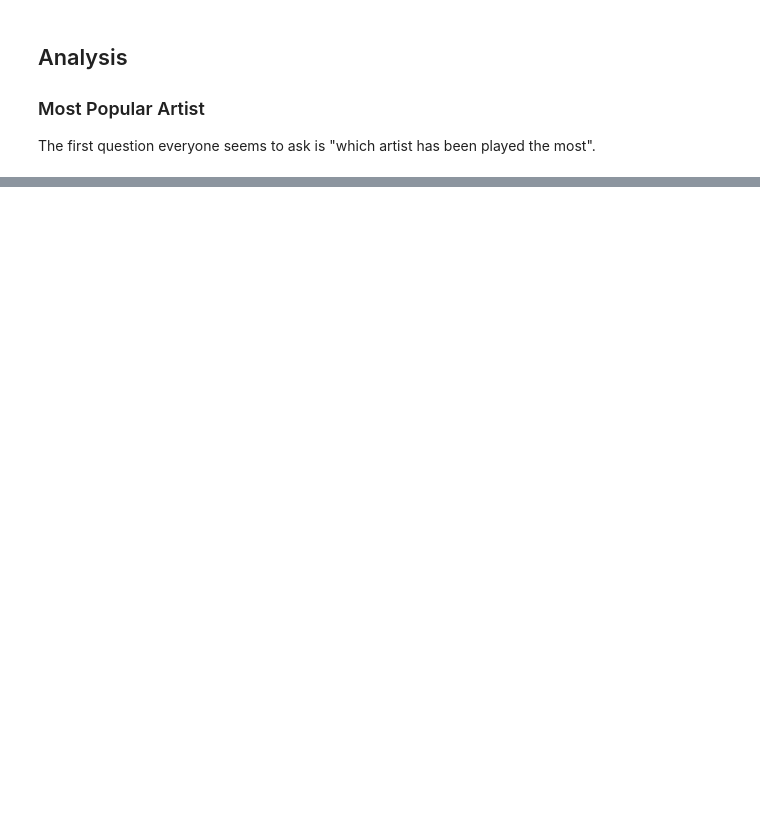
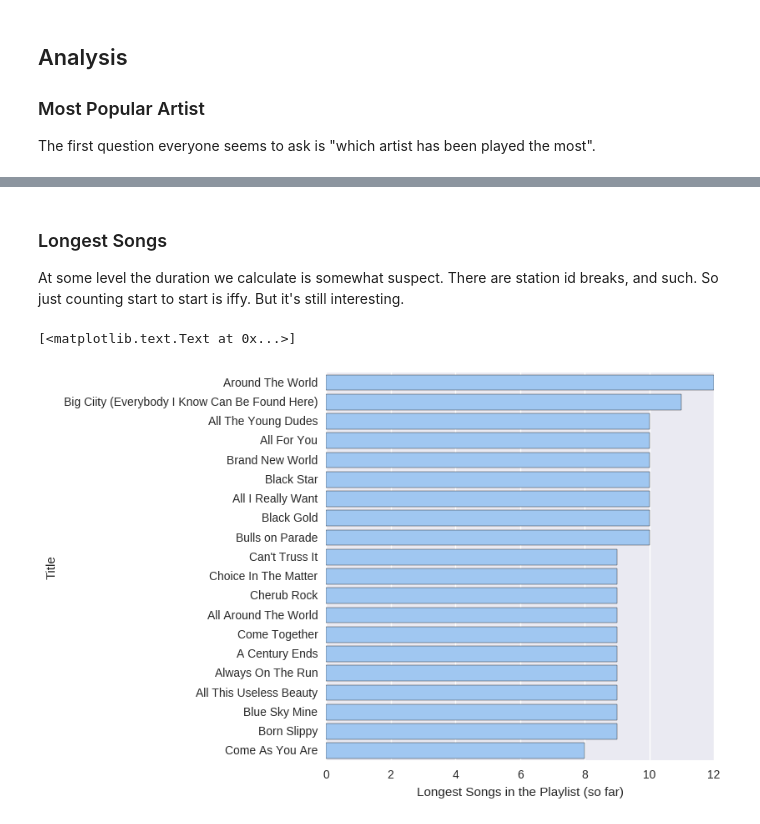
Before and after one commit to asudell/a2z, a Jupyter notebook: 90sA2Z.ipynb, the cells around one changed output, grey strips where cells are left out. Saved outputs shown, nothing was run; the diff lists cells and outputs as text; code cells hidden in the pictures; blank space fills up the shorter version.

```diff
--- a/90sA2Z.ipynb
+++ b/90sA2Z.ipynb
@@ -87,0 +101,15 @@ ax.set(ylabel="Album")
+# %% [markdown]
+### Longest Songs
+At some level the duration we calculate is somewhat suspect.
+There are station id breaks, and such.
+So just counting start to start is iffy.
+But it's still interesting.
+# %%
+long_songs = playlist.sort_values(by='Duration', ascending=False)
+f, ax = plt.subplots(figsize=(6, 6))
+sns.set_color_codes('pastel')
+sns.barplot(y='Title', x='Duration', data=long_songs.head(20), color='b')
+ax.set(xlabel="Longest Songs in the Playlist (so far)")
+# %% [output]
+[<matplotlib.text.Text at 0x...>]
+[figure, added]
```
Also changed, not shown: parts of 13 cells of this notebook, 3 other files.
